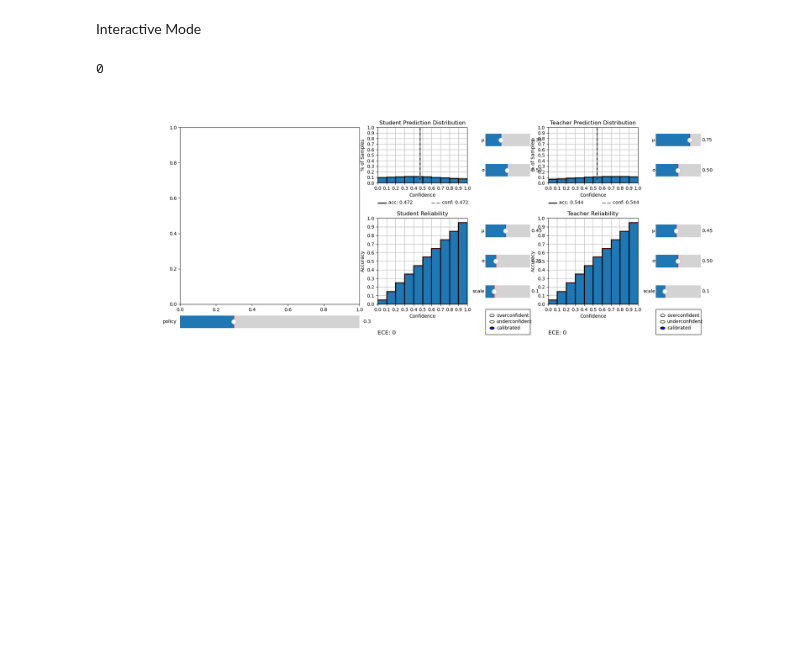
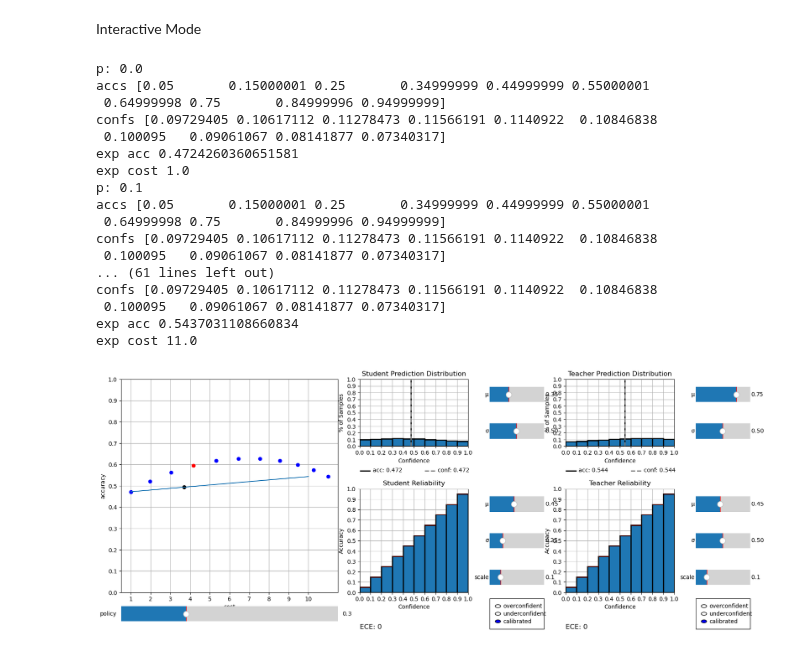
Before and after one commit to Geffen-Cooper/continual_learning_playground, a Jupyter notebook: src/test_time_kd/calib.ipynb, the cells around one changed output. Drawn from its saved outputs; the diff is of its cells as text; code cells hidden in the pictures; blank space fills up the shorter version.

Commit message:
tradeoff seems to work, need to check correctness

```diff
--- a/src/test_time_kd/calib.ipynb
+++ b/src/test_time_kd/calib.ipynb
@@ -325,32 +325,104 @@ def teach_rel_update(val):
             bar_val = 0 if ((cal_bin_accs[i]-devs[i]) < 0) else cal_bin_accs[i]-devs[i]
             b.set_height(bar_val)
             teach_rel_gap[i].set(y=bar_val,height=cal_bin_accs[i]-bar_val)
             # print(bar_val)
             ece += (teach_dist_bars[i].get_height()*abs(bar_val-cal_bin_accs[i])).item()
         elif teach_ou.value_selected == "underconfident":
             bar_val = 1 if ((cal_bin_accs[i]+devs[i]) > 1) else cal_bin_accs[i]+devs[i]
             # bar_val = 0 if ((cal_bin_accs[i]+devs[i]) < 0) else cal_bin_accs[i]+devs[i]
             b.set_height(bar_val)
             teach_rel_gap[i].set(y=bar_val-devs[i],height=devs[i])
             ece += (teach_dist_bars[i].get_height()*abs(bar_val-cal_bin_accs[i])).item()
         elif teach_ou.value_selected == "calibrated":
             b.set_height(cal_bin_accs[i])
             teach_rel_gap[i].set(y=cal_bin_accs[i],height=0)
     # update ece value
     teach_ece.set(text="ECE: "+str(round(ece,4)))
 
     # update avg acc and avg conf
     acc = sum([b.get_height()*a.get_height() for b,a in zip(teach_dist_bars,teach_rel_bars)]).item()
     conf = sum([b.get_height()*c for b,c in zip(teach_dist_bars,cal_bin_accs)]).item()
     teach_avg_acc_line.set(xdata=acc*10-0.5)
     teach_avg_acc_text.set(text="acc: "+str(round(acc,3)))
     teach_avg_conf_line.set(xdata=conf*10-0.5)
     teach_avg_conf_text.set(text="conf: "+str(round(conf,3)))
 
 teach_ou.on_clicked(teach_rel_update)
 teach_rel_mu.on_changed(teach_rel_update)
 teach_rel_sigma.on_changed(teach_rel_update)
 teach_rel_scale.on_changed(teach_rel_update)
+
+
+
+# init tradeoff
+cost_T = 10
+cost_S = 1
+avg_S_acc = sum([b.get_height()*a.get_height() for b,a in zip(stud_dist_bars,stud_rel_bars)]).item()
+avg_T_acc = sum([b.get_height()*a.get_height() for b,a in zip(teach_dist_bars,teach_rel_bars)]).item()
+x = np.linspace(0,1,100)
+cost = x*cost_S + (1-x)*cost_T
+accuracy = x*avg_S_acc + (1-x)*avg_T_acc
+rand_tradeoff_line = axs['tradeoff_plot'].plot(cost,accuracy)
+axs['tradeoff_plot'].set_xticks(np.arange(0,11))
+axs['tradeoff_plot'].set_yticks(np.linspace(0,1,11))
+axs['tradeoff_plot'].grid()
+axs['tradeoff_plot'].set_xlabel("cost")
+axs['tradeoff_plot'].set_ylabel("accuracy")
+axs['tradeoff_plot'].set_ylim([0,1])
+rand_tradeoff_point = axs['tradeoff_plot'].scatter((1-policy.val)*cost_S+(policy.val)*cost_T,(1-policy.val)*avg_S_acc+(policy.val)*avg_T_acc,color="black")
+policies = np.linspace(0,1,11) # to increase granularity, we need more bins
+conf_tradeoffs = []
+for p in policies:
+    accs_S = np.array([a.get_height() for a in stud_rel_bars])
+    confs_S = np.array([b.get_height() for b in stud_dist_bars])
+    exp_acc = sum(accs_S[cal_bin_accs > p]*confs_S[cal_bin_accs > p]) + sum(confs_S[cal_bin_accs <= p])*avg_T_acc
+    exp_cost = sum(confs_S[cal_bin_accs > p])*cost_S + sum(confs_S[cal_bin_accs <= p]*(cost_T+cost_S))
+    if p == policy.val:
+        conf_tradeoffs.append(axs['tradeoff_plot'].scatter(exp_cost,exp_acc,color="red"))
+    else:
+        conf_tradeoffs.append(axs['tradeoff_plot'].scatter(exp_cost,exp_acc,color="blue"))
+
+def tradeoff_update(val):
+    # get the new avg accuracies
+    avg_S_acc = sum([b.get_height()*a.get_height() for b,a in zip(stud_dist_bars,stud_rel_bars)]).item()
+    avg_T_acc = sum([b.get_height()*a.get_height() for b,a in zip(teach_dist_bars,teach_rel_bars)]).item()
+    x = np.linspace(0,1,100)
+    cost = x*cost_S + (1-x)*cost_T
+    accuracy = x*avg_S_acc + (1-x)*avg_T_acc
+    rand_tradeoff_line.set_xdata(cost)
+    rand_tradeoff_line.set_ydata(accuracy)
+    rand_tradeoff_point.set_offsets((1-policy.val)*cost_S+(policy.val)*cost_T,(1-policy.val)*avg_S_acc+(policy.val)*avg_T_acc)
+
+    for i,p in enumerate(policies):
+        accs_S = np.array([a.get_height() for a in stud_rel_bars])
+        confs_S = np.array([b.get_height() for b in stud_dist_bars])
+        exp_acc = sum(accs_S[cal_bin_accs > p]*confs_S[cal_bin_accs > p]) + sum(confs_S[cal_bin_accs <= p])*avg_T_acc
+        exp_cost = sum(confs_S[cal_bin_accs > p])*cost_S + sum(confs_S[cal_bin_accs <= p]*(cost_T+cost_S))
+        if p == policy.val:
+            conf_tradeoffs[i].set_offsets(exp_cost,exp_acc)
+            conf_tradeoffs[i].set(color="red")
+        else:
+            conf_tradeoffs[i].set_offsets(exp_cost,exp_acc)
+            conf_tradeoffs[i].set(color="blue")
+    plt.draw()
+
+policy.on_changed(tradeoff_update)
 # %% [output]
-0
+p: 0.0
+accs [0.05       0.15000001 0.25       0.34999999 0.44999999 0.55000001
+ 0.64999998 0.75       0.84999996 0.94999999]
+confs [0.09729405 0.10617112 0.11278473 0.11566191 0.1140922  0.10846838
+ 0.100095   0.09061067 0.08141877 0.07340317]
+exp acc 0.4724260360651581
+exp cost 1.0
+p: 0.1
+accs [0.05       0.15000001 0.25       0.34999999 0.44999999 0.55000001
+ 0.64999998 0.75       0.84999996 0.94999999]
+confs [0.09729405 0.10617112 0.11278473 0.11566191 0.1140922  0.10846838
+ 0.100095   0.09061067 0.08141877 0.07340317]
+... (61 lines left out)
+confs [0.09729405 0.10617112 0.11278473 0.11566191 0.1140922  0.10846838
+ 0.100095   0.09061067 0.08141877 0.07340317]
+exp acc 0.5437031108660834
+exp cost 11.0
-[figure, old version]
+[figure, new version]
```
Also changed, not shown: 1 other file.
